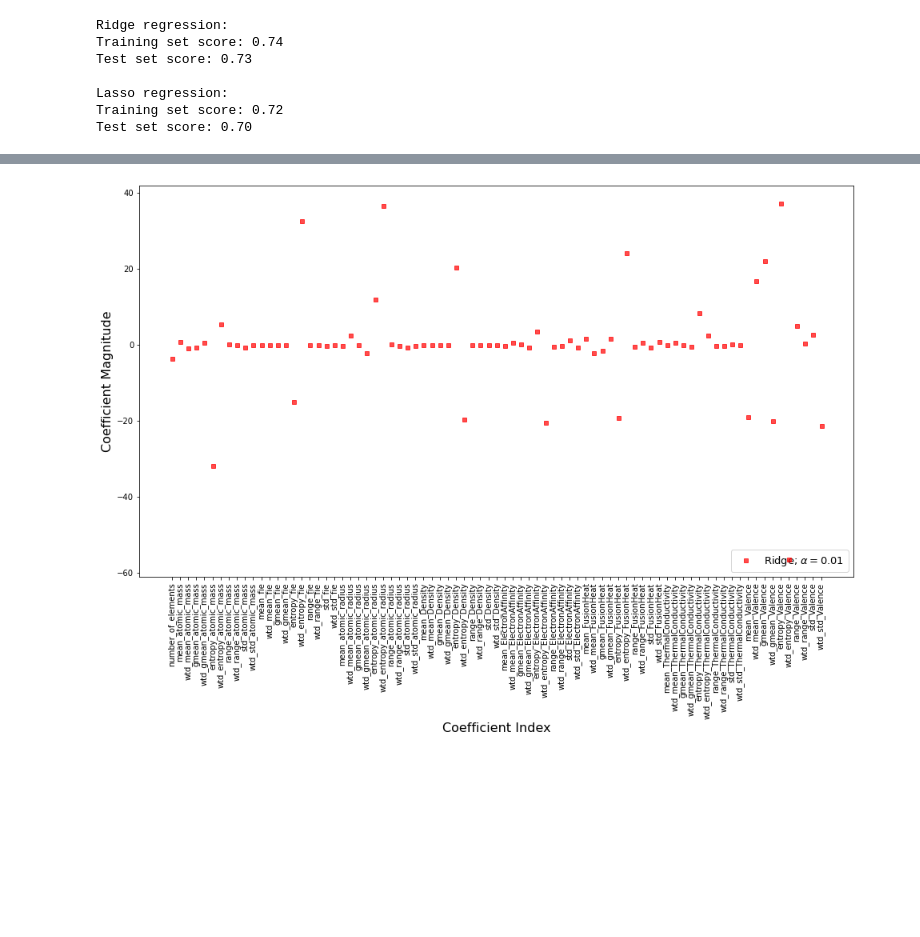
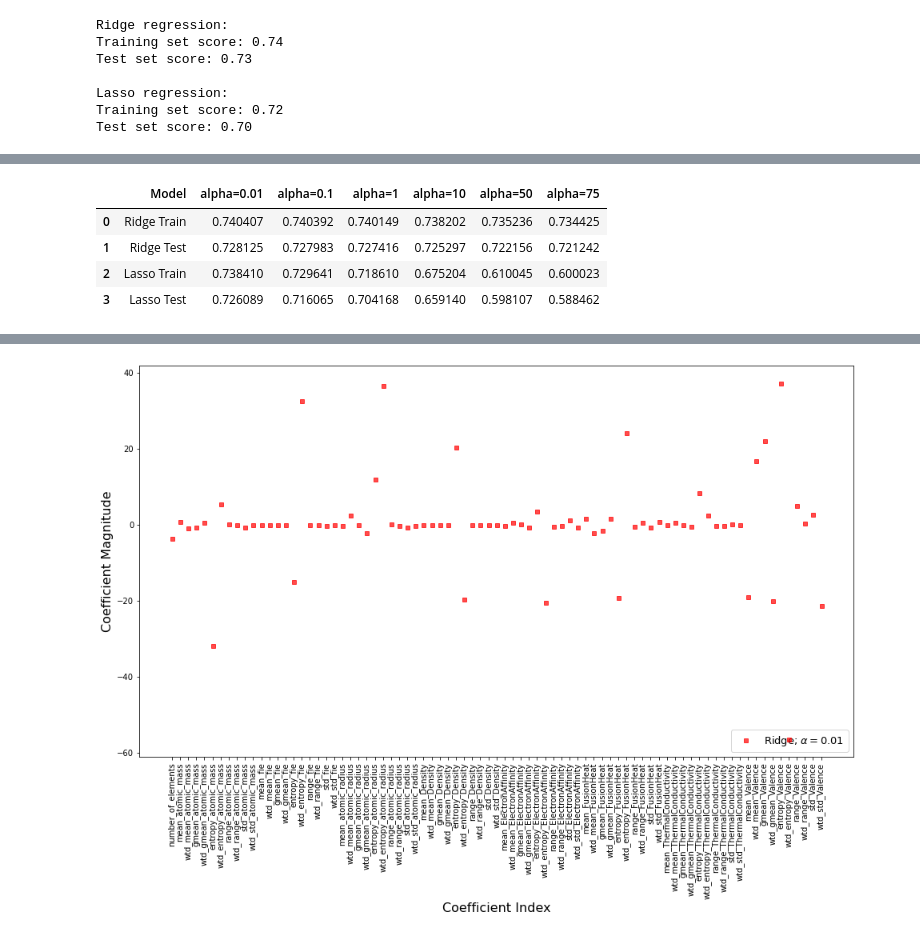
Before and after one commit to martinel-UAS/projects, a Jupyter notebook: Assignment_1/Assignment_1.ipynb, the cells around one changed output, grey strips where cells are left out. Saved outputs shown, nothing was run; the diff lists cells and outputs as text; code cells hidden in the pictures; blank space fills up the shorter version.

```diff
--- a/Assignment_1/Assignment_1.ipynb
+++ b/Assignment_1/Assignment_1.ipynb
@@ -96,5 +105,11 @@ r2_dataset
 # %%
-r2_dataset.min()
+r2_dataset
+# %% [output]
+|  | Model | alpha=0.01 | alpha=0.1 | alpha=1 | alpha=10 | alpha=50 | alpha=75 |
+| 0 | Ridge Train | 0.740407 | 0.740392 | 0.740149 | 0.738202 | 0.735236 | 0.734425 |
+| 1 | Ridge Test | 0.728125 | 0.727983 | 0.727416 | 0.725297 | 0.722156 | 0.721242 |
+| 2 | Lasso Train | 0.738410 | 0.729641 | 0.718610 | 0.675204 | 0.610045 | 0.600023 |
+| 3 | Lasso Test | 0.726089 | 0.716065 | 0.704168 | 0.659140 | 0.598107 | 0.588462 |
 # %%
 # Plot the new obtained score as a function of the chosen parameter
 def plot_score():
```
Also changed, not shown: parts of 2 cells of this notebook.
